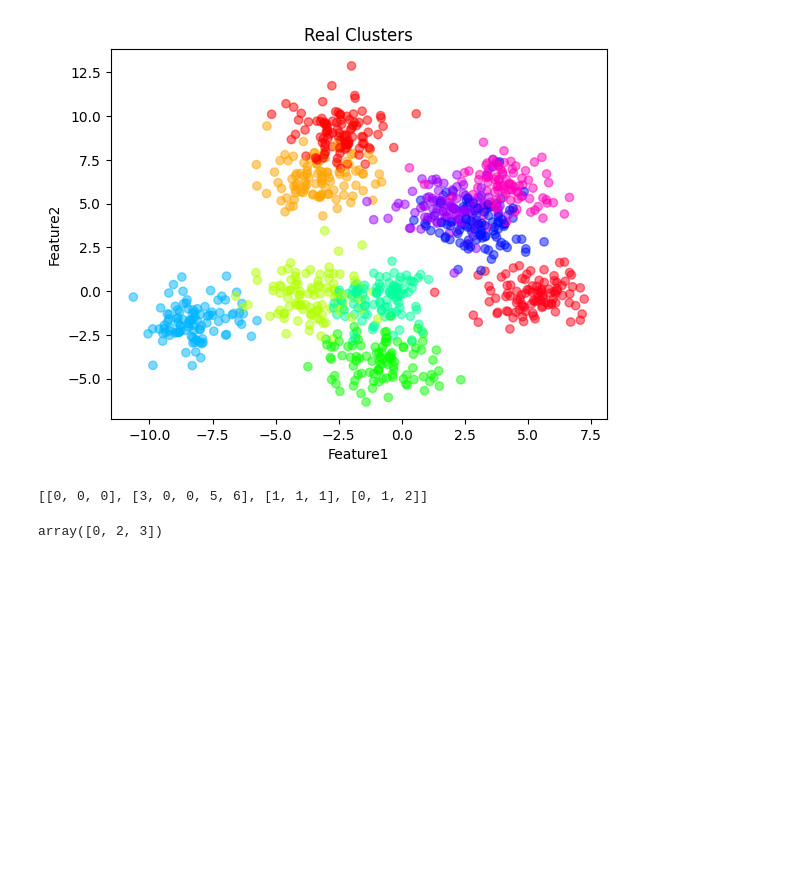
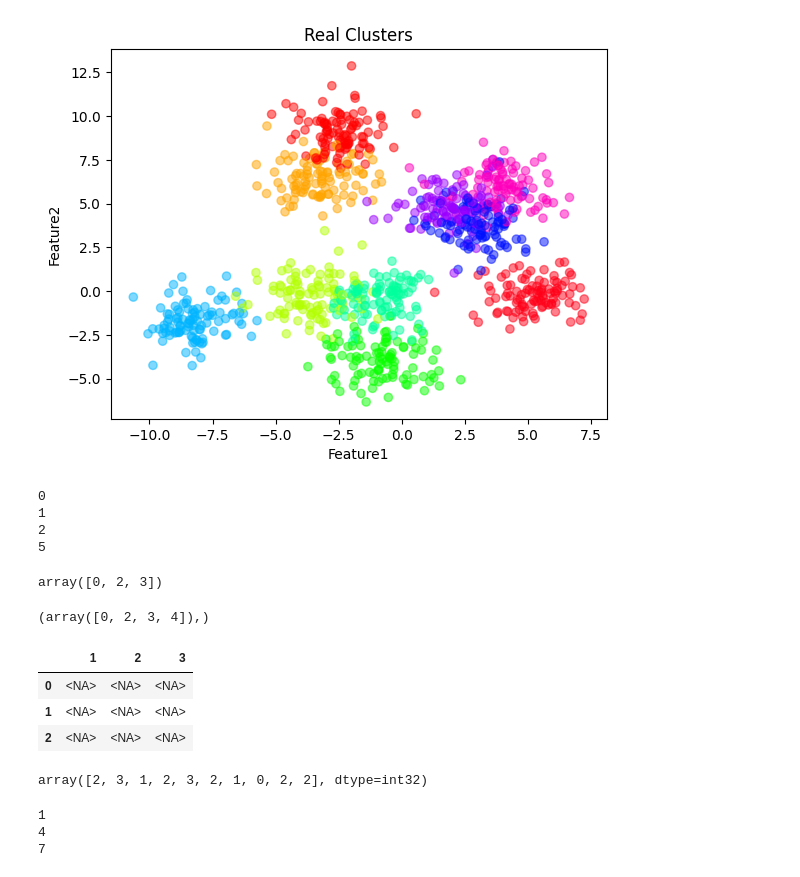
Before and after one commit to sstraccialini/k-means, a Jupyter notebook: Hartigan.ipynb, the cells around one changed output. Drawn from its saved outputs; the diff is of its cells as text; code cells hidden in the pictures; blank space fills up the shorter version.

Commit message:
almost completed implementation of Hartigan (missing cost functions). Small fixes in Lloyd (data indexed from 0). Added some notes in README

```diff
--- a/Hartigan.ipynb
+++ b/Hartigan.ipynb
@@ -278,10 +320,15 @@ plt.show()
 [figure]
 [figure]
 # %%
-L = [[0,1,2],[0,0,0],[3,0,0,5,6],[1,1,1]]
-sorted(L, key=itemgetter(2))
+from operator import itemgetter
+L = [[0,1,2],[0,0,0],[3,0,5],[1,1,1]]
+for [a,b,c] in sorted(L, key=itemgetter(2)):
+    print(c)
 # %% [output]
-[[0, 0, 0], [3, 0, 0, 5, 6], [1, 1, 1], [0, 1, 2]]
+0
+1
+2
+5
 # %%
 import pandas as pd
 import numpy as np
@@ -289,3 +336,32 @@ d = pd.DataFrame([[0,0],[1,1],[20,20],[21,21]], index=[0,10,2,3])
 np.setdiff1d(d.index,10)
 # %% [output]
 array([0, 2, 3])
+# %%
+import numpy as np
+a = np.array([1,2,1,1,1,4,0])
+np.where(a == 1)
+# %% [output]
+(array([0, 2, 3, 4]),)
+# %%
+import pandas as pd
+
+df = pd.DataFrame(pd.NA, index=[100,2,3], columns=[1,2,3])
+df
+# %% [output]
+|  | 1 | 2 | 3 |
+| 0 | <NA> | <NA> | <NA> |
+| 1 | <NA> | <NA> | <NA> |
+| 2 | <NA> | <NA> | <NA> |
+# %%
+# create an array of length n with a random value for each element in range(0,k)
+np.random.choice(5, 10)
+# %% [output]
+array([2, 3, 1, 2, 3, 2, 1, 0, 2, 2], dtype=int32)
+# %%
+l = [[1,2,3],[4,5,6],[7,8,9]]
+for [a,b,c] in l:
+    print(a)
+# %% [output]
+1
+4
+7
```
Also changed, not shown: parts of 1 cell of this notebook, 2 other files.
